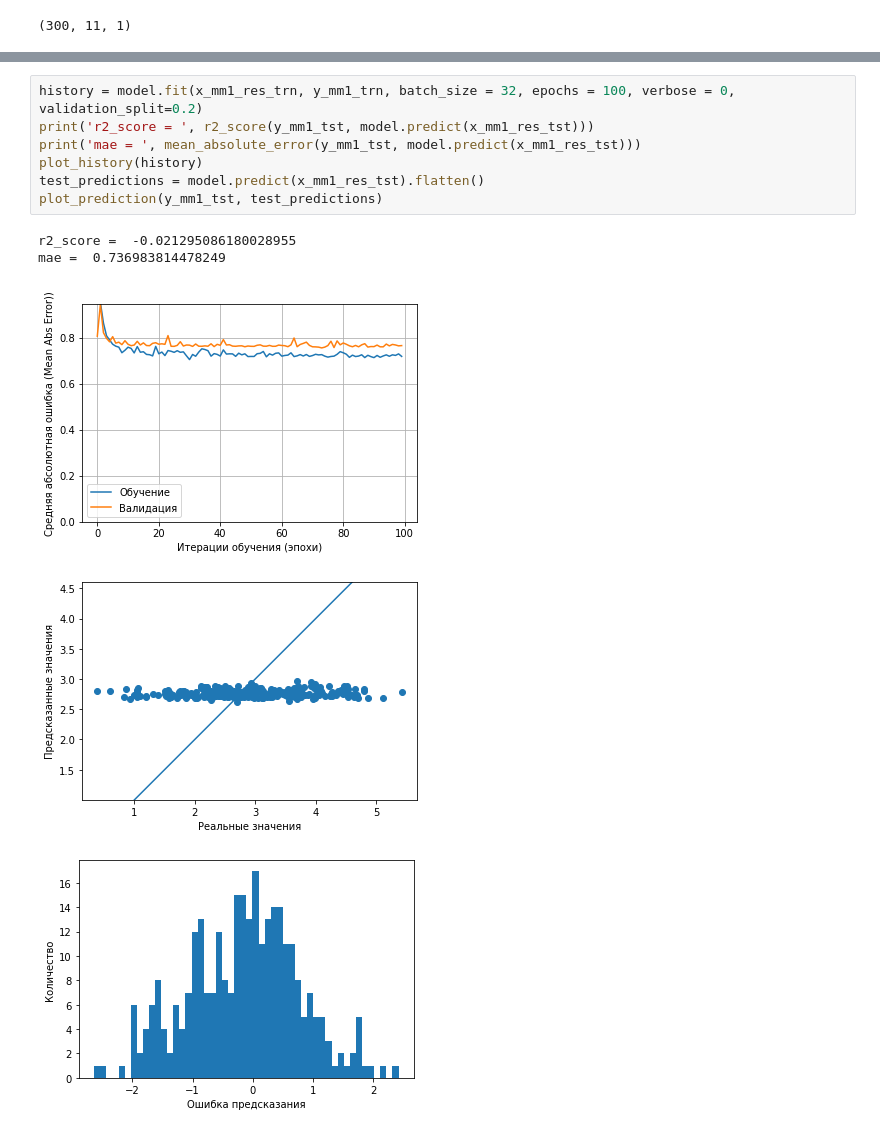
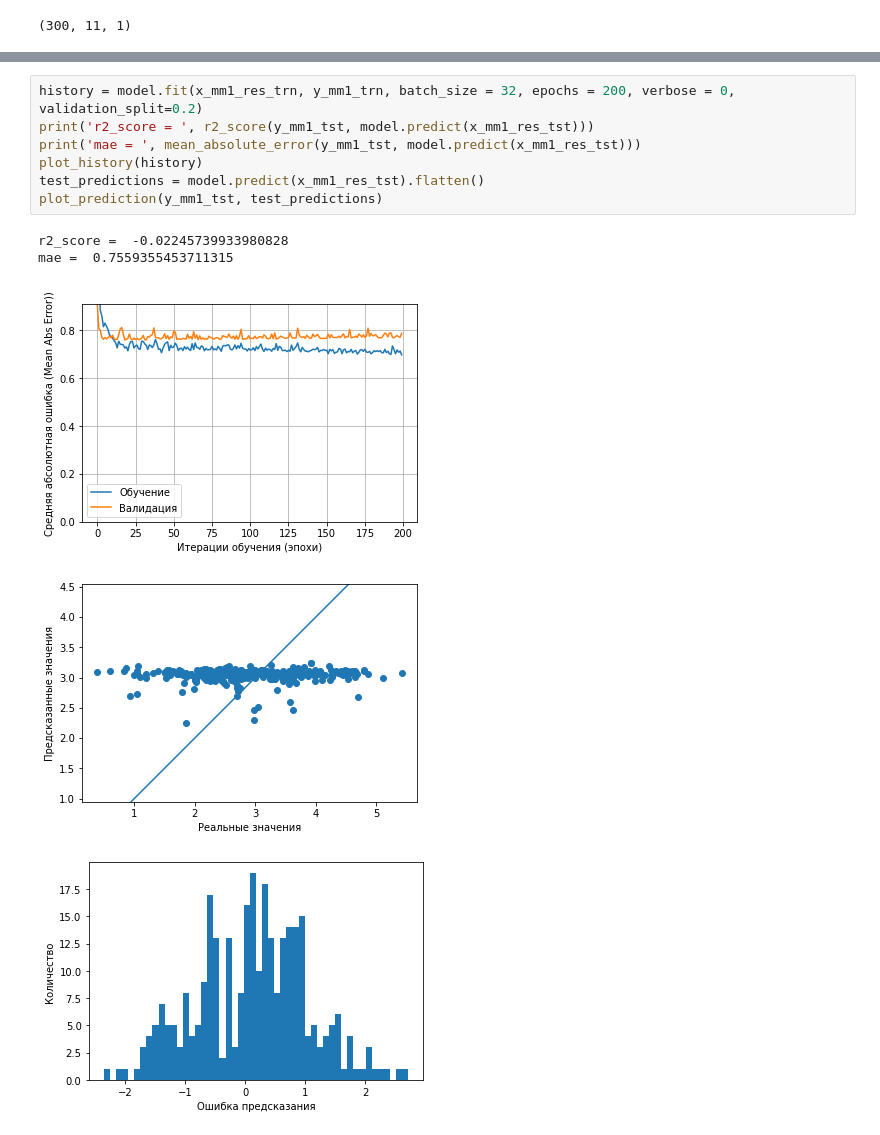
Before and after one commit to edelpike/data_science, a Jupyter notebook: VKR_shchukin.ipynb, the cells around one changed output, grey strips where cells are left out. Cells and saved outputs as stored; diff of their text form.

```diff
--- a/VKR_shchukin.ipynb
+++ b/VKR_shchukin.ipynb
@@ -704,15 +887,15 @@ Trainable params: 33,967
 Non-trainable params: 3
 _________________________________________________________________
 # %%
-history = model.fit(x_mm1_res_trn, y_mm1_trn, batch_size = 32, epochs = 100, verbose = 0, validation_split=0.2)
+history = model.fit(x_mm1_res_trn, y_mm1_trn, batch_size = 32, epochs = 200, verbose = 0, validation_split=0.2)
 print('r2_score = ', r2_score(y_mm1_tst, model.predict(x_mm1_res_tst)))
 print('mae = ', mean_absolute_error(y_mm1_tst, model.predict(x_mm1_res_tst)))
 plot_history(history)
 test_predictions = model.predict(x_mm1_res_tst).flatten()
 plot_prediction(y_mm1_tst, test_predictions)
 # %% [output]
-r2_score =  -0.021295086180028955
-mae =  0.736983814478249
+r2_score =  -0.02245739933980828
+mae =  0.7559355453711315
-[figure, old version]
+[figure, new version]
-[figure, old version]
+[figure, new version]
-[figure, old version]
+[figure, new version]
```
Also changed, not shown: parts of 30 cells of this notebook.
